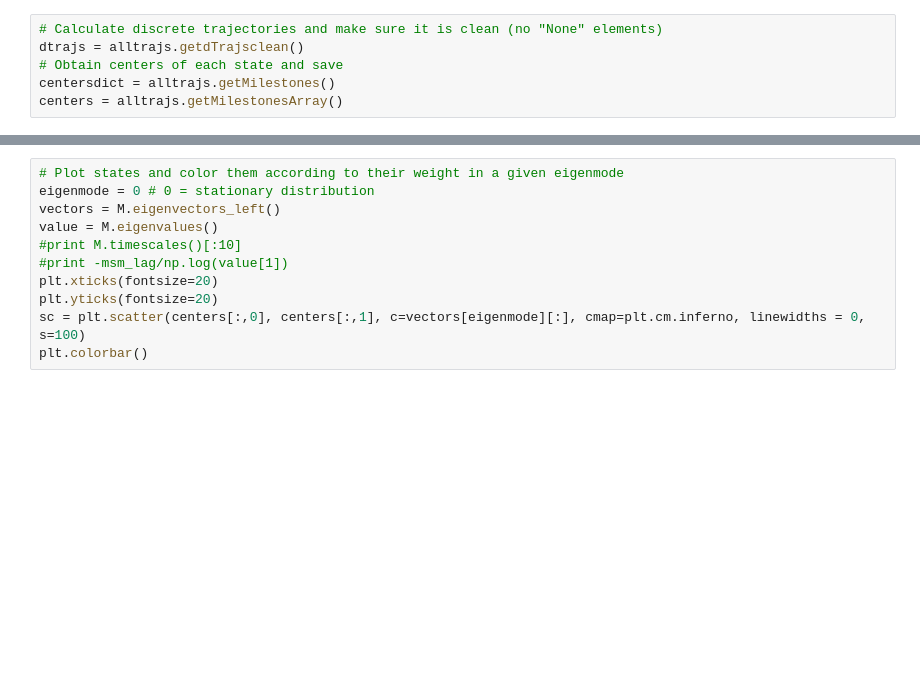
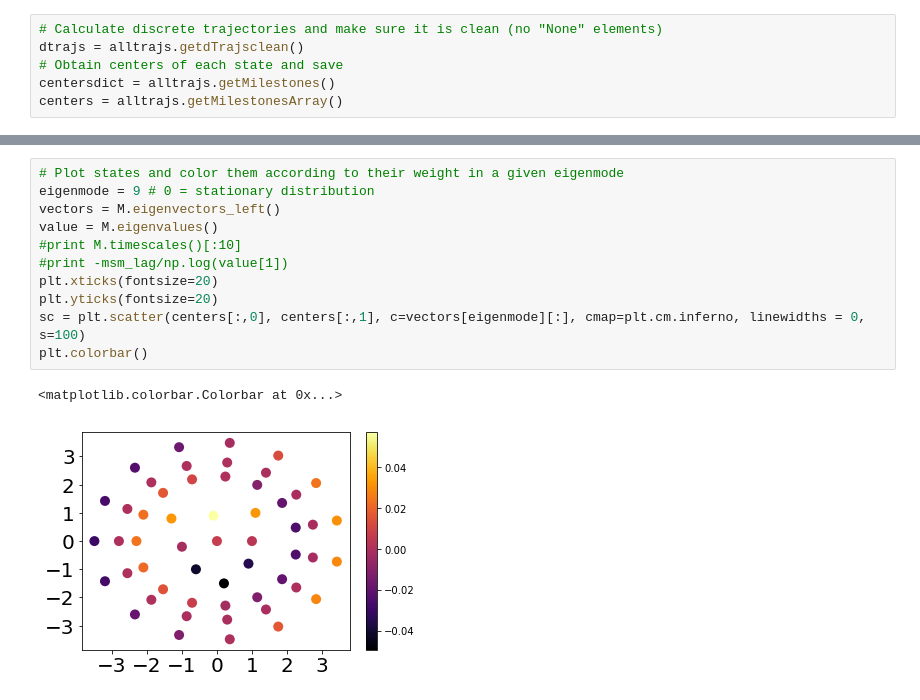
Before and after one commit to markovmodel/msmrd, a Jupyter notebook: scripts/createMSM_asym2D.ipynb, the cells around one changed output, grey strips where cells are left out. Cells and saved outputs as stored; diff of their text form; blank space fills up the shorter version.

```diff
--- a/scripts/createMSM_asym2D.ipynb
+++ b/scripts/createMSM_asym2D.ipynb
@@ -124,11 +159,14 @@ NameError: name 'pyemma' is not defined
 # %%
 # Plot states and color them according to their weight in a given eigenmode
-eigenmode = 0 # 0 = stationary distribution
+eigenmode = 9 # 0 = stationary distribution
 vectors = M.eigenvectors_left()
 value = M.eigenvalues()
 #print M.timescales()[:10]
 #print -msm_lag/np.log(value[1])
 plt.xticks(fontsize=20)
 plt.yticks(fontsize=20)
 sc = plt.scatter(centers[:,0], centers[:,1], c=vectors[eigenmode][:], cmap=plt.cm.inferno, linewidths = 0, s=100)
 plt.colorbar()
+# %% [output]
+<matplotlib.colorbar.Colorbar at 0x...>
+[figure, added]
```
Also changed, not shown: parts of 8 cells of this notebook.
